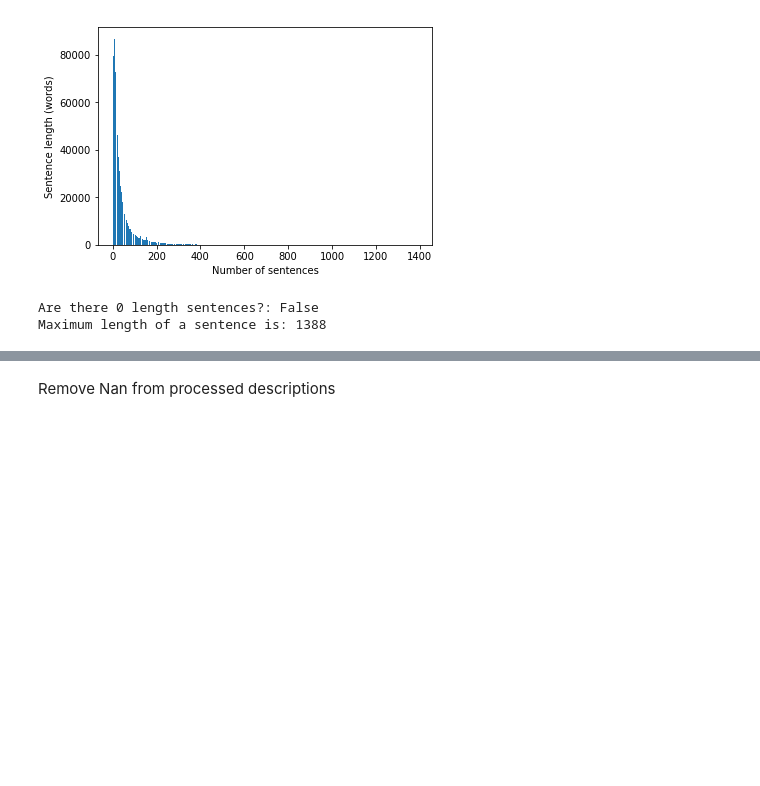
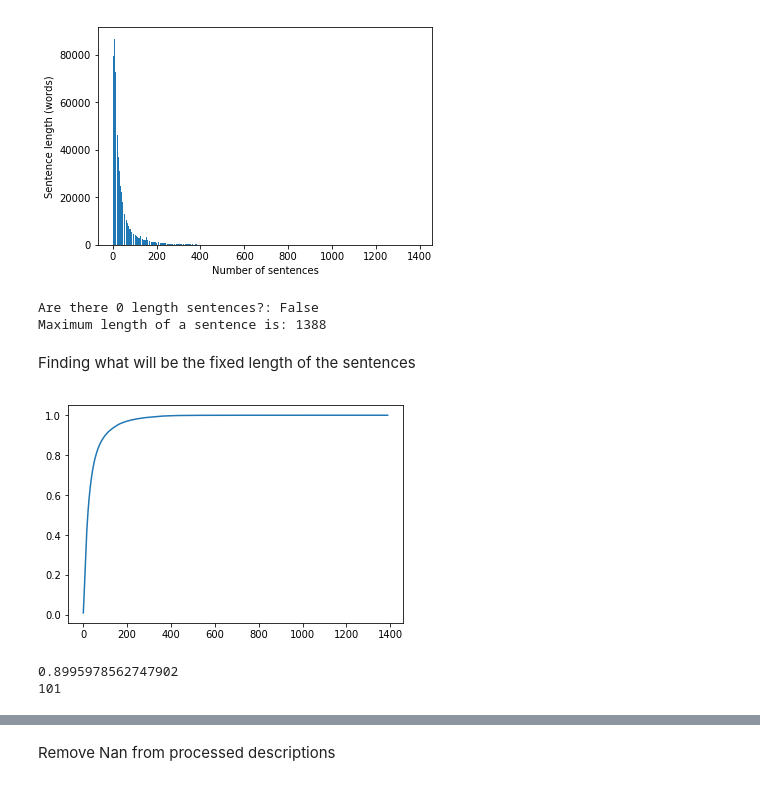
Before and after one commit to msmilevski/nrl, a Jupyter notebook: data_exploration.ipynb, the cells around one changed output, grey strips where cells are left out. Drawn from its saved outputs; the diff is of its cells as text; code cells hidden in the pictures; blank space fills up the shorter version.

```diff
--- a/data_exploration.ipynb
+++ b/data_exploration.ipynb
@@ -177,6 +178,29 @@ print("Maximum length of a sentence is: " + str(np.max(list(lengths.keys()))))
 # %% [output]
 Are there 0 length sentences?: False
 Maximum length of a sentence is: 1388
+# %% [markdown]
+Finding what will be the fixed length of the sentences
+# %%
+import operator
+sorted_length = dict(sorted(lengths.items(), key=operator.itemgetter(0), reverse=False))
+# %%
+y = np.array(list(sorted_length.values()))
+y = np.cumsum(y)
+last = y[-1]
+y = y / last
+x = list(sorted_length.keys())
+plt.plot(x, y)
+plt.show()
+# %% [output]
+[figure, added]
+# %%
+value = 0.90
+idx = (np.abs(y - value)).argmin()
+print(y[idx])
+print(x[idx])
+# %% [output]
+0.8995978562747902
+101
 # %%
 for i, line in enumerate(descriptions):
     length = len(str(line).split())
```
Also changed, not shown: parts of 8 cells of this notebook.
